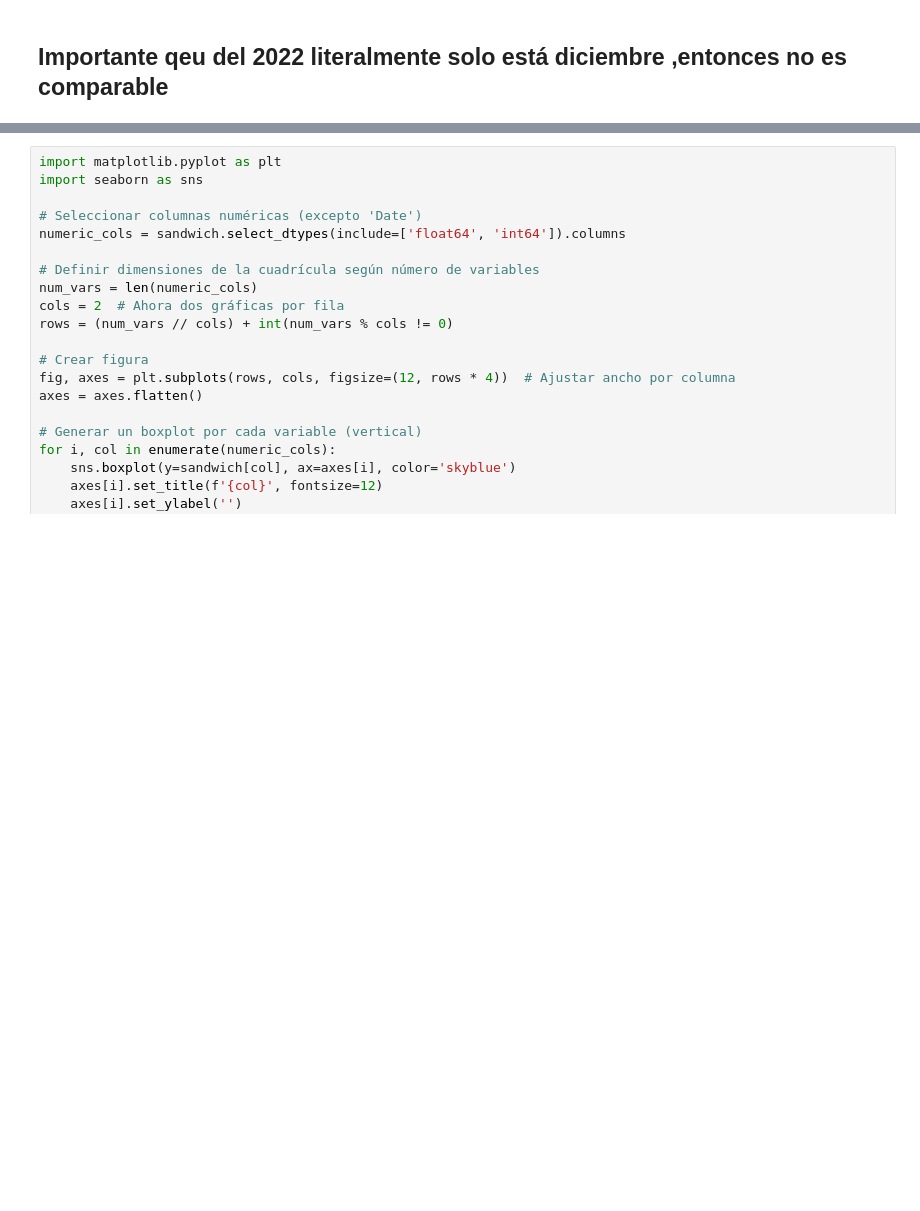
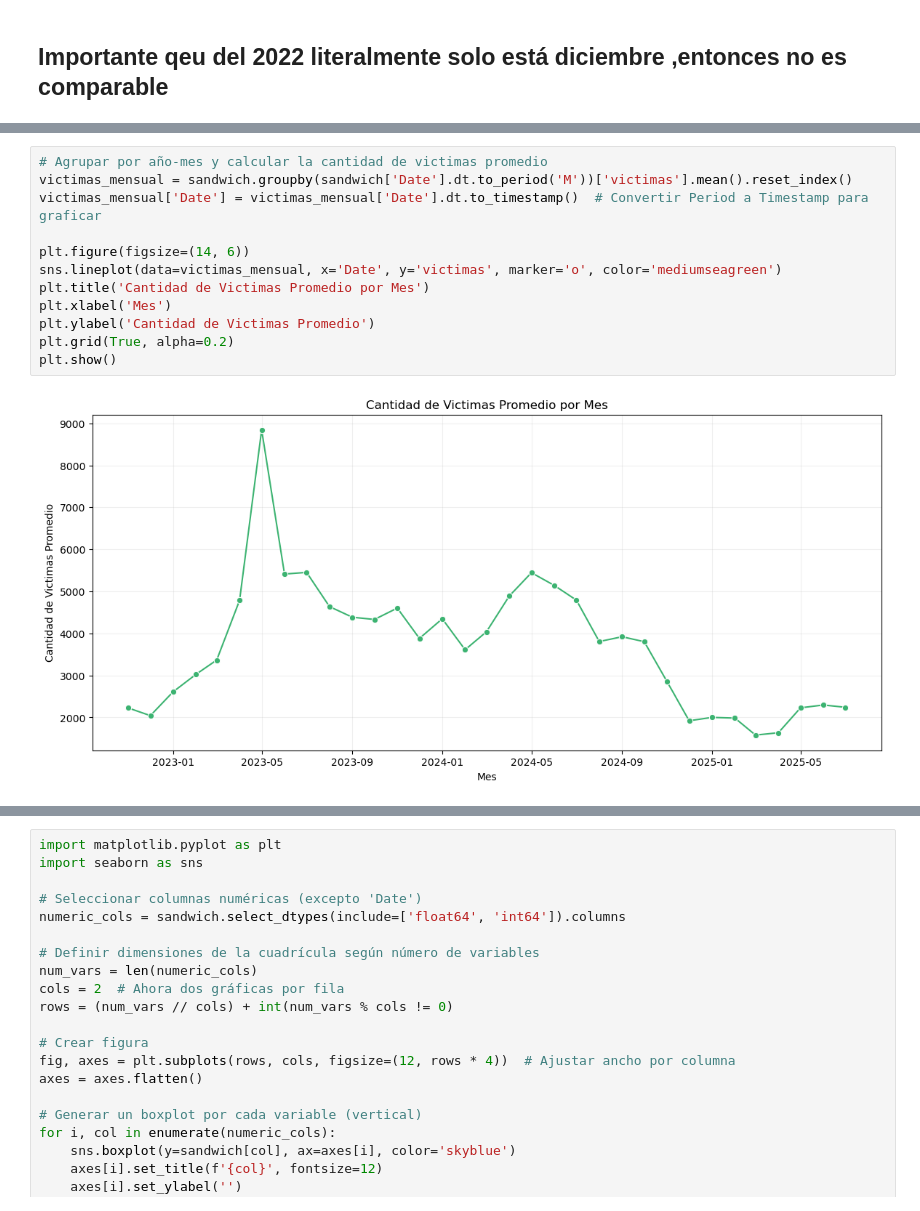
Before and after one commit to t3r4n/ETH, a Jupyter notebook: EDA/Eigenphi_EDA.ipynb, the cells around one changed output, grey strips where cells are left out. Cells and saved outputs as stored; diff of their text form; blank space fills up the shorter version.

```diff
--- a/EDA/Eigenphi_EDA.ipynb
+++ b/EDA/Eigenphi_EDA.ipynb
@@ -329,0 +351,14 @@ plt.show()
+# %%
+# Agrupar por año-mes y calcular la cantidad de victimas promedio
+victimas_mensual = sandwich.groupby(sandwich['Date'].dt.to_period('M'))['victimas'].mean().reset_index()
+victimas_mensual['Date'] = victimas_mensual['Date'].dt.to_timestamp()  # Convertir Period a Timestamp para graficar
+
+plt.figure(figsize=(14, 6))
+sns.lineplot(data=victimas_mensual, x='Date', y='victimas', marker='o', color='mediumseagreen')
+plt.title('Cantidad de Victimas Promedio por Mes')
+plt.xlabel('Mes')
+plt.ylabel('Cantidad de Victimas Promedio')
+plt.grid(True, alpha=0.2)
+plt.show()
+# %% [output]
+[figure, added]
```
Also changed, not shown: parts of 7 cells of this notebook, 1 other file.
